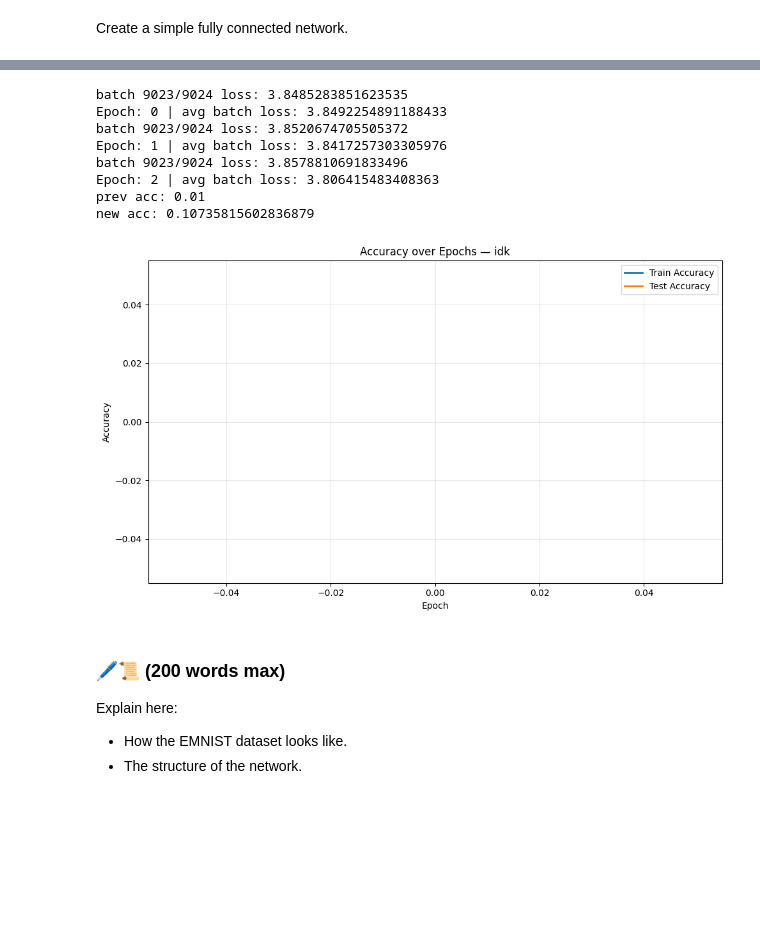
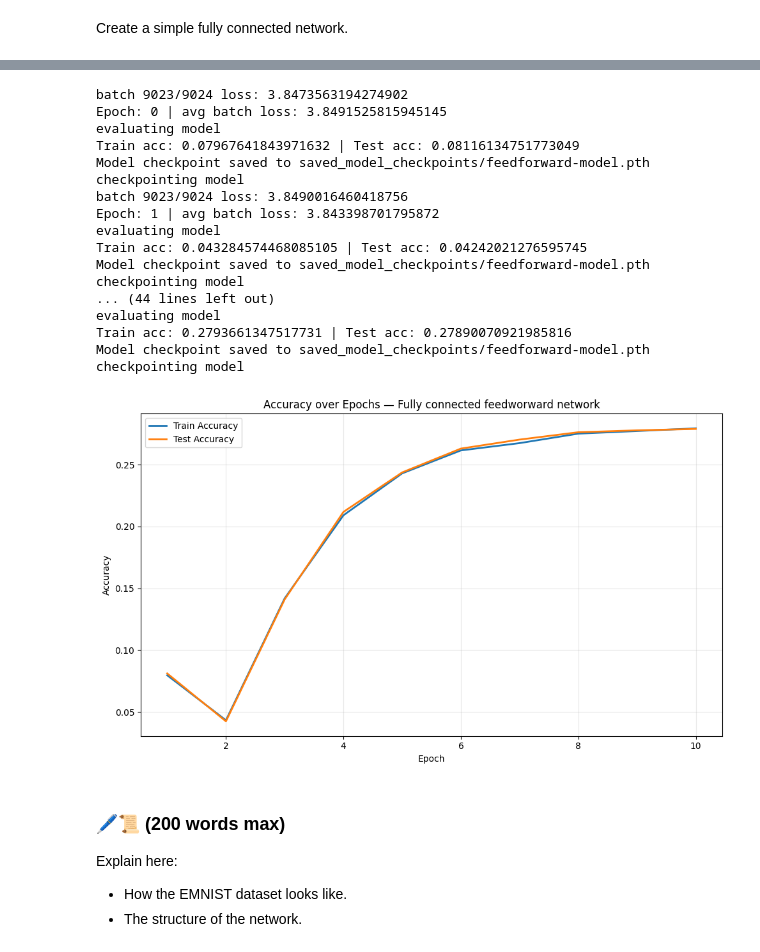
Before and after one commit to lluisvalerodelai/neuralcomputing, a Jupyter notebook: assignment.ipynb, the cells around one changed output, grey strips where cells are left out. Drawn from its saved outputs; the diff is of its cells as text; code cells hidden in the pictures; blank space fills up the shorter version.

```diff
--- a/assignment.ipynb
+++ b/assignment.ipynb
@@ -180,3 +184,19 @@ class SimpleFCNetwork(nn.Module):
         # im guessing we always pass batches through
         x = F.softmax(self.layer2(x), dim=1)
         return x
+
+    # for checkpointing already trained models, since it takes a long time to run otherwise
+    def save(self, path='saved_model_checkpoints/'):
+        os.makedirs(path, exist_ok=True)
+
+        checkpoint = {
+            'model_state_dict': self.state_dict(),
+            'architecture': {
+                'input_size': self.layer1.in_features,
+                'hidden_size': self.layer1.out_features,
+                'num_classes': self.layer2.out_features
+            }
+        }
+        filepath = os.path.join(path, 'feedforward-model.pth')
+        torch.save(checkpoint, filepath)
+        print(f"Model checkpoint saved to {filepath}")
@@ -379,49 +390,68 @@ from torch.utils.data import DataLoader, random_split
 import matplotlib.pyplot as plt
 from torchvision.transforms import ToTensor
 from torch.utils.data import Subset
 
 # load data
 EMNIST_dataset = EMNIST(root='./EMNIST', split='balanced', download=False, transform=ToTensor())
 
 #batch size of 10 since thats what they ask us to show in the picture
 EMNIST_dataloader = DataLoader(EMNIST_dataset, batch_size=10, shuffle=True)
-label_names = EMNIST_dataset.classes
 
 # define the train & test size splits
-train_size = int(0.8 * len(EMNIST_dataset))
+train_test_split = 0.8
+
+train_size = int(train_test_split * len(EMNIST_dataset))
 test_size = len(EMNIST_dataset) - train_size
 
 train_dataset, test_dataset = random_split(EMNIST_dataset, [train_size, test_size])
 
 train_loader = DataLoader(train_dataset, batch_size=10, shuffle=True)
 test_loader  = DataLoader(test_dataset,  batch_size=10, shuffle=False)
 
-model = SimpleFCNetwork(28*28, 64, len(label_names))
+# load model
+load_checkpoint = False
+if load_checkpoint:
+    checkpoint = torch.load('saved_model_checkpoints/feedforward-model.pth')
+    arch = checkpoint['architecture']
+    model = SimpleFCNetwork(arch['input_size'], arch['hidden_size'], arch['num_classes'])
+    model.load_state_dict(checkpoint['model_state_dict'])
+else:
+    model = SimpleFCNetwork(28*28, 64, len(label_names))
 
 optimizer = optim.SGD(model.parameters(), lr=0.01)
 loss = nn.CrossEntropyLoss()
 
 model, train_accs, test_accs = train_num_epochs_and_track_accuracies(model=model,
                                                                      train_loader=train_loader,
                                                                      test_loader=test_loader,
                                                                      optimizer=optimizer,
                                                                      loss_fn=loss,
-                                                                     num_epochs=3)
+                                                                     num_epochs=10,
+                                                                     with_checkpointing=True)
 
-print("prev acc: " + str(prev_acc))
-print("new acc: " + str(evaluate(model, EMNIST_dataloader)))
+#print("prev acc: " + str(prev_acc))
+#print("new acc: " + str(evaluate(model, EMNIST_dataloader)))
 
-accuracy_curve("idk", list(zip(train_accs, test_accs)))
+accuracy_curve("Fully connected feedworward network", list(zip(train_accs, test_accs)))
 # %% [output]
-batch 9023/9024 loss: 3.8485283851623535
-Epoch: 0 | avg batch loss: 3.8492254891188433
-batch 9023/9024 loss: 3.8520674705505372
-Epoch: 1 | avg batch loss: 3.8417257303305976
-batch 9023/9024 loss: 3.8578810691833496
-Epoch: 2 | avg batch loss: 3.806415483408363
-prev acc: 0.01
-new acc: 0.10735815602836879
+batch 9023/9024 loss: 3.8473563194274902
+Epoch: 0 | avg batch loss: 3.8491525815945145
+evaluating model
+Train acc: 0.07967641843971632 | Test acc: 0.08116134751773049
+Model checkpoint saved to saved_model_checkpoints/feedforward-model.pth
+checkpointing model
+batch 9023/9024 loss: 3.8490016460418756
+Epoch: 1 | avg batch loss: 3.843398701795872
+evaluating model
+Train acc: 0.043284574468085105 | Test acc: 0.04242021276595745
+Model checkpoint saved to saved_model_checkpoints/feedforward-model.pth
+checkpointing model
+... (44 lines left out)
+evaluating model
+Train acc: 0.2793661347517731 | Test acc: 0.27890070921985816
+Model checkpoint saved to saved_model_checkpoints/feedforward-model.pth
+checkpointing model
-[figure, old version]
+[figure, new version]
 # %% [markdown]
 ### 🖊️📜 (200 words max)
 
```
Also changed, not shown: parts of 5 cells of this notebook, 1 other file.
